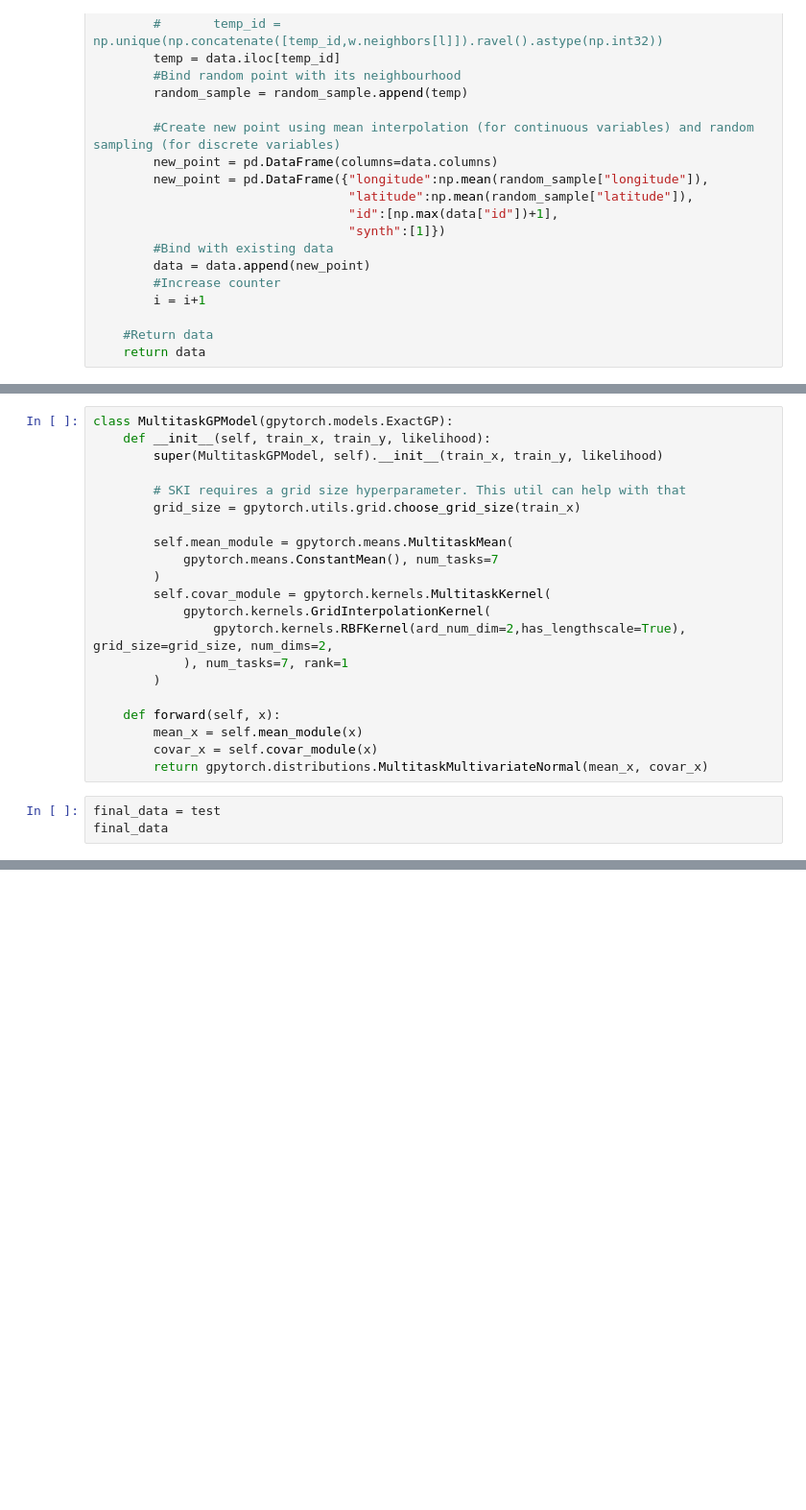
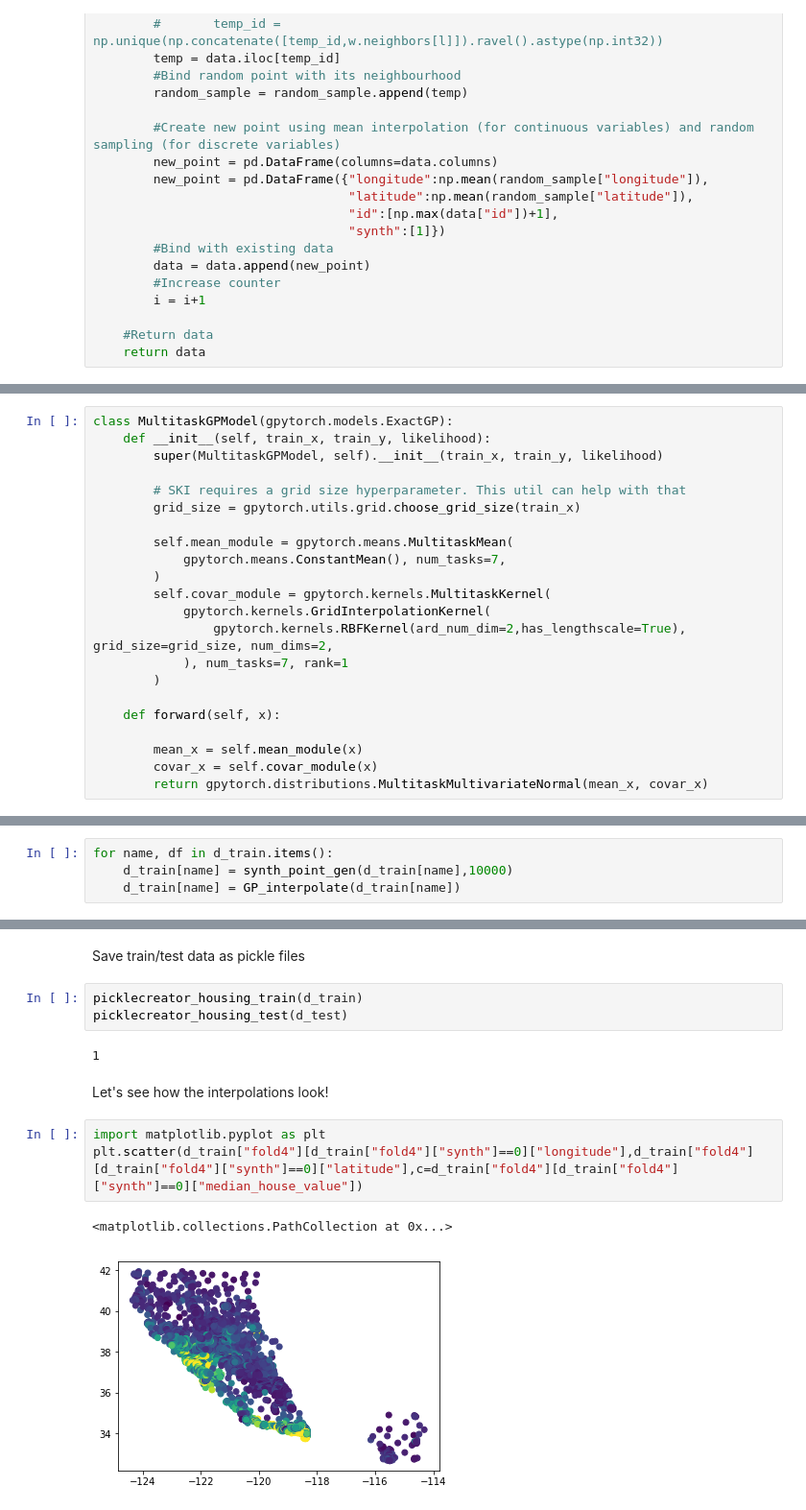
Before and after one commit to konstantinklemmer/spacegan, a Jupyter notebook: analysis/spatial_synthetic_point_generator_GP.ipynb, the cells around one changed output, grey strips where cells are left out. Shown: that part at 96% size. Cells and saved outputs as stored; diff of their text form; blank space fills up the shorter version.

Commit message:
Upload GP interpolation for housing data

```diff
--- a/analysis/spatial_synthetic_point_generator_GP.ipynb
+++ b/analysis/spatial_synthetic_point_generator_GP.ipynb
@@ -126,7 +124,7 @@ class MultitaskGPModel(gpytorch.models.ExactGP):
         grid_size = gpytorch.utils.grid.choose_grid_size(train_x)
 
         self.mean_module = gpytorch.means.MultitaskMean(
-            gpytorch.means.ConstantMean(), num_tasks=7
+            gpytorch.means.ConstantMean(), num_tasks=7,
         )
         self.covar_module = gpytorch.kernels.MultitaskKernel(
             gpytorch.kernels.GridInterpolationKernel(
@@ -135,9 +133,7 @@ class MultitaskGPModel(gpytorch.models.ExactGP):
         )
 
     def forward(self, x):
+
         mean_x = self.mean_module(x)
         covar_x = self.covar_module(x)
         return gpytorch.distributions.MultitaskMultivariateNormal(mean_x, covar_x)
-# %%
-final_data = test
-final_data
@@ -313,0 +227,4 @@ np.log10(710414720)
+# %%
+for name, df in d_train.items():
+    d_train[name] = synth_point_gen(d_train[name],10000)
+    d_train[name] = GP_interpolate(d_train[name])
@@ -313,0 +422,15 @@ np.log10(710414720)
+# %% [markdown]
+Save train/test data as pickle files
+# %%
+picklecreator_housing_train(d_train)
+picklecreator_housing_test(d_test)
+# %% [output]
+1
+# %% [markdown]
+Let's see how the interpolations look!
+# %%
+import matplotlib.pyplot as plt
+plt.scatter(d_train["fold4"][d_train["fold4"]["synth"]==0]["longitude"],d_train["fold4"][d_train["fold4"]["synth"]==0]["latitude"],c=d_train["fold4"][d_train["fold4"]["synth"]==0]["median_house_value"])
+# %% [output]
+<matplotlib.collections.PathCollection at 0x...>
+[figure, added]
```
Also changed, not shown: parts of 38 cells of this notebook, 20 other files.
